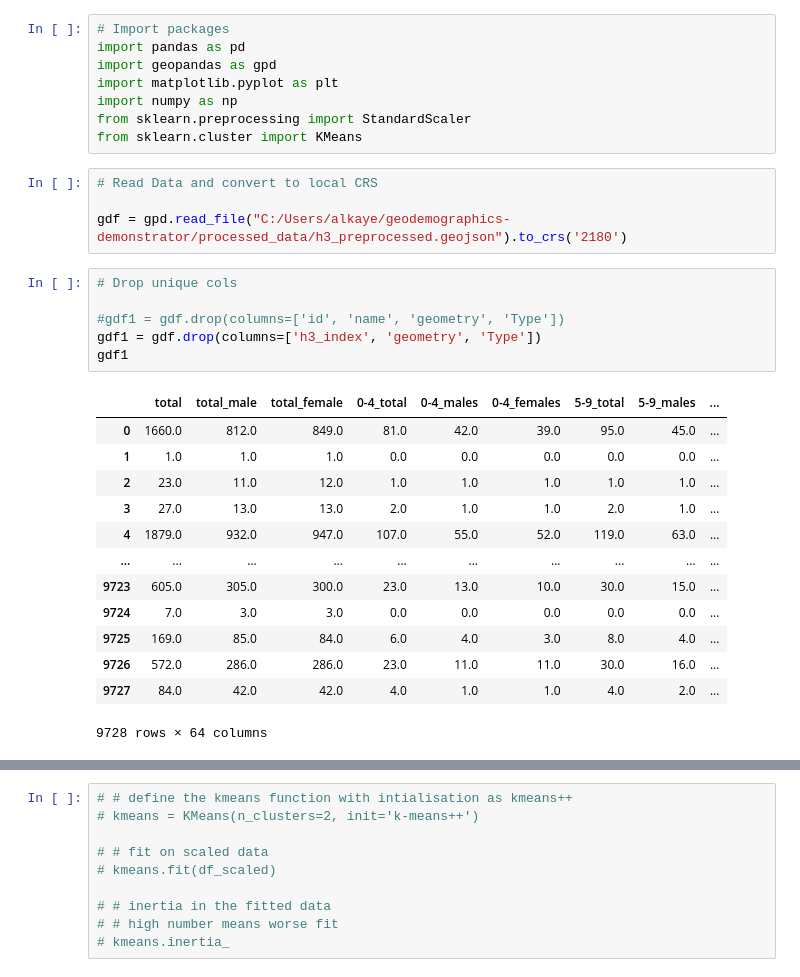
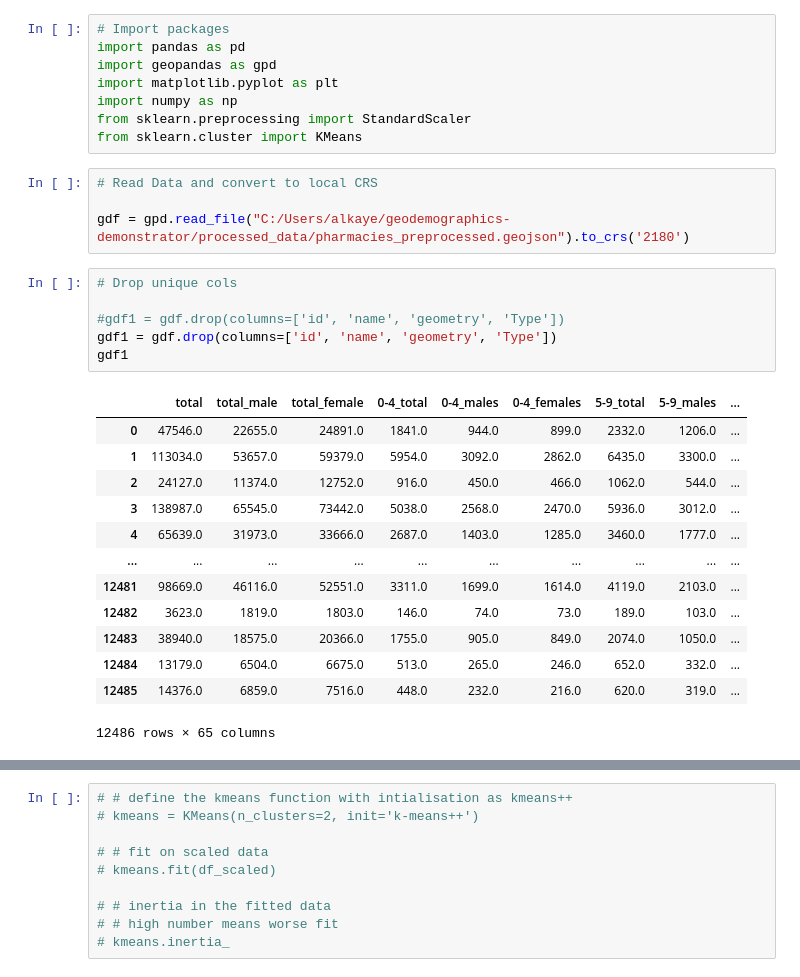
Before and after one commit to alex-kaye-cap/geodemographics-demonstrator, a Jupyter notebook: notebooks/05 kmeans modelling copy.ipynb, the cells around one changed output, grey strips where cells are left out. Drawn from its saved outputs; the diff is of its cells as text.

```diff
--- a/notebooks/05 kmeans modelling copy.ipynb
+++ b/notebooks/05 kmeans modelling copy.ipynb
@@ -9,27 +9,27 @@ from sklearn.cluster import KMeans
 # %%
 # Read Data and convert to local CRS
 
-gdf = gpd.read_file("C:/Users/alkaye/geodemographics-demonstrator/processed_data/h3_preprocessed.geojson").to_crs('2180')
+gdf = gpd.read_file("C:/Users/alkaye/geodemographics-demonstrator/processed_data/pharmacies_preprocessed.geojson").to_crs('2180')
 # %%
 # Drop unique cols
 
 #gdf1 = gdf.drop(columns=['id', 'name', 'geometry', 'Type'])
-gdf1 = gdf.drop(columns=['h3_index', 'geometry', 'Type'])
+gdf1 = gdf.drop(columns=['id', 'name', 'geometry', 'Type'])
 gdf1
 # %% [output]
 |  | total | total_male | total_female | 0-4_total | 0-4_males | 0-4_females | 5-9_total | 5-9_males | ... |
-| 0 | 1660.0 | 812.0 | 849.0 | 81.0 | 42.0 | 39.0 | 95.0 | 45.0 | ... |
-| 1 | 1.0 | 1.0 | 1.0 | 0.0 | 0.0 | 0.0 | 0.0 | 0.0 | ... |
-| 2 | 23.0 | 11.0 | 12.0 | 1.0 | 1.0 | 1.0 | 1.0 | 1.0 | ... |
-| 3 | 27.0 | 13.0 | 13.0 | 2.0 | 1.0 | 1.0 | 2.0 | 1.0 | ... |
-| 4 | 1879.0 | 932.0 | 947.0 | 107.0 | 55.0 | 52.0 | 119.0 | 63.0 | ... |
+| 0 | 47546.0 | 22655.0 | 24891.0 | 1841.0 | 944.0 | 899.0 | 2332.0 | 1206.0 | ... |
+| 1 | 113034.0 | 53657.0 | 59379.0 | 5954.0 | 3092.0 | 2862.0 | 6435.0 | 3300.0 | ... |
+| 2 | 24127.0 | 11374.0 | 12752.0 | 916.0 | 450.0 | 466.0 | 1062.0 | 544.0 | ... |
+| 3 | 138987.0 | 65545.0 | 73442.0 | 5038.0 | 2568.0 | 2470.0 | 5936.0 | 3012.0 | ... |
+| 4 | 65639.0 | 31973.0 | 33666.0 | 2687.0 | 1403.0 | 1285.0 | 3460.0 | 1777.0 | ... |
 | ... | ... | ... | ... | ... | ... | ... | ... | ... | ... |
-| 9723 | 605.0 | 305.0 | 300.0 | 23.0 | 13.0 | 10.0 | 30.0 | 15.0 | ... |
-| 9724 | 7.0 | 3.0 | 3.0 | 0.0 | 0.0 | 0.0 | 0.0 | 0.0 | ... |
-| 9725 | 169.0 | 85.0 | 84.0 | 6.0 | 4.0 | 3.0 | 8.0 | 4.0 | ... |
-| 9726 | 572.0 | 286.0 | 286.0 | 23.0 | 11.0 | 11.0 | 30.0 | 16.0 | ... |
-| 9727 | 84.0 | 42.0 | 42.0 | 4.0 | 1.0 | 1.0 | 4.0 | 2.0 | ... |
+| 12481 | 98669.0 | 46116.0 | 52551.0 | 3311.0 | 1699.0 | 1614.0 | 4119.0 | 2103.0 | ... |
+| 12482 | 3623.0 | 1819.0 | 1803.0 | 146.0 | 74.0 | 73.0 | 189.0 | 103.0 | ... |
+| 12483 | 38940.0 | 18575.0 | 20366.0 | 1755.0 | 905.0 | 849.0 | 2074.0 | 1050.0 | ... |
+| 12484 | 13179.0 | 6504.0 | 6675.0 | 513.0 | 265.0 | 246.0 | 652.0 | 332.0 | ... |
+| 12485 | 14376.0 | 6859.0 | 7516.0 | 448.0 | 232.0 | 216.0 | 620.0 | 319.0 | ... |
-9728 rows × 64 columns
+12486 rows × 65 columns
 # %%
 # Scale data
 
```
Also changed, not shown: parts of 2 cells of this notebook, 5 other files.
